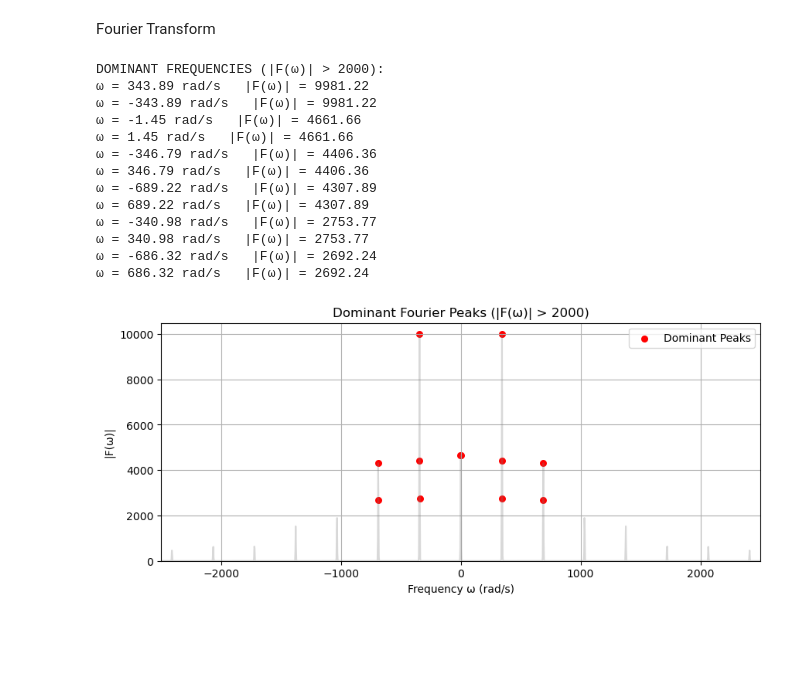
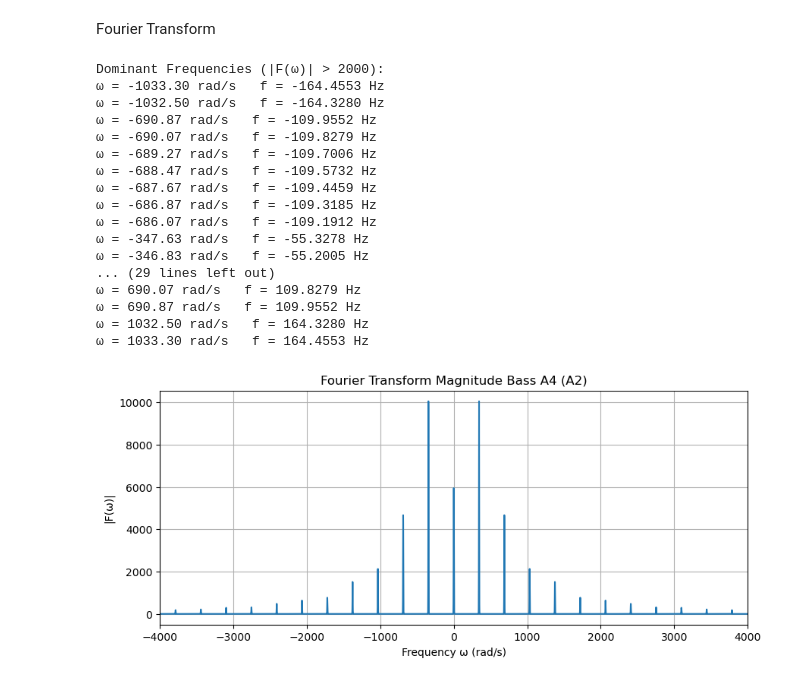
Before and after one commit to RobbenWijanathan/string-signal-analysis, a Jupyter notebook: fourier_analysis.ipynb, the cells around one changed output. Saved outputs shown, nothing was run; the diff lists cells and outputs as text; code cells hidden in the pictures; blank space fills up the shorter version.

Commit message:
fourier transform

```diff
--- a/fourier_analysis.ipynb
+++ b/fourier_analysis.ipynb
@@ -285,18 +273,22 @@ def visualizeFourierTransform_simple(data, terms=50, sigma=2.0, n_int=2000):
 # %%
 data = pd.read_csv("./plot_data/Bass A4 (A2).csv", header=None)
-res = visualizeFourierTransform_simple(data, terms=50, sigma=2.0)
+res = visualizeFourierTransform(data, "Bass A4 (A2)", 2000)
 # %% [output]
-DOMINANT FREQUENCIES (|F(ω)| > 2000):
-ω = 343.89 rad/s   |F(ω)| = 9981.22
-ω = -343.89 rad/s   |F(ω)| = 9981.22
-ω = -1.45 rad/s   |F(ω)| = 4661.66
-ω = 1.45 rad/s   |F(ω)| = 4661.66
-ω = -346.79 rad/s   |F(ω)| = 4406.36
-ω = 346.79 rad/s   |F(ω)| = 4406.36
-ω = -689.22 rad/s   |F(ω)| = 4307.89
-ω = 689.22 rad/s   |F(ω)| = 4307.89
-ω = -340.98 rad/s   |F(ω)| = 2753.77
-ω = 340.98 rad/s   |F(ω)| = 2753.77
-ω = -686.32 rad/s   |F(ω)| = 2692.24
-ω = 686.32 rad/s   |F(ω)| = 2692.24
+Dominant Frequencies (|F(ω)| > 2000):
+ω = -1033.30 rad/s   f = -164.4553 Hz
+ω = -1032.50 rad/s   f = -164.3280 Hz
+ω = -690.87 rad/s   f = -109.9552 Hz
+ω = -690.07 rad/s   f = -109.8279 Hz
+ω = -689.27 rad/s   f = -109.7006 Hz
+ω = -688.47 rad/s   f = -109.5732 Hz
+ω = -687.67 rad/s   f = -109.4459 Hz
+ω = -686.87 rad/s   f = -109.3185 Hz
+ω = -686.07 rad/s   f = -109.1912 Hz
+ω = -347.63 rad/s   f = -55.3278 Hz
+ω = -346.83 rad/s   f = -55.2005 Hz
+... (29 lines left out)
+ω = 690.07 rad/s   f = 109.8279 Hz
+ω = 690.87 rad/s   f = 109.9552 Hz
+ω = 1032.50 rad/s   f = 164.3280 Hz
+ω = 1033.30 rad/s   f = 164.4553 Hz
-[figure, old version]
+[figure, new version]
```
Also changed, not shown: parts of 7 cells of this notebook, 7 other files.
